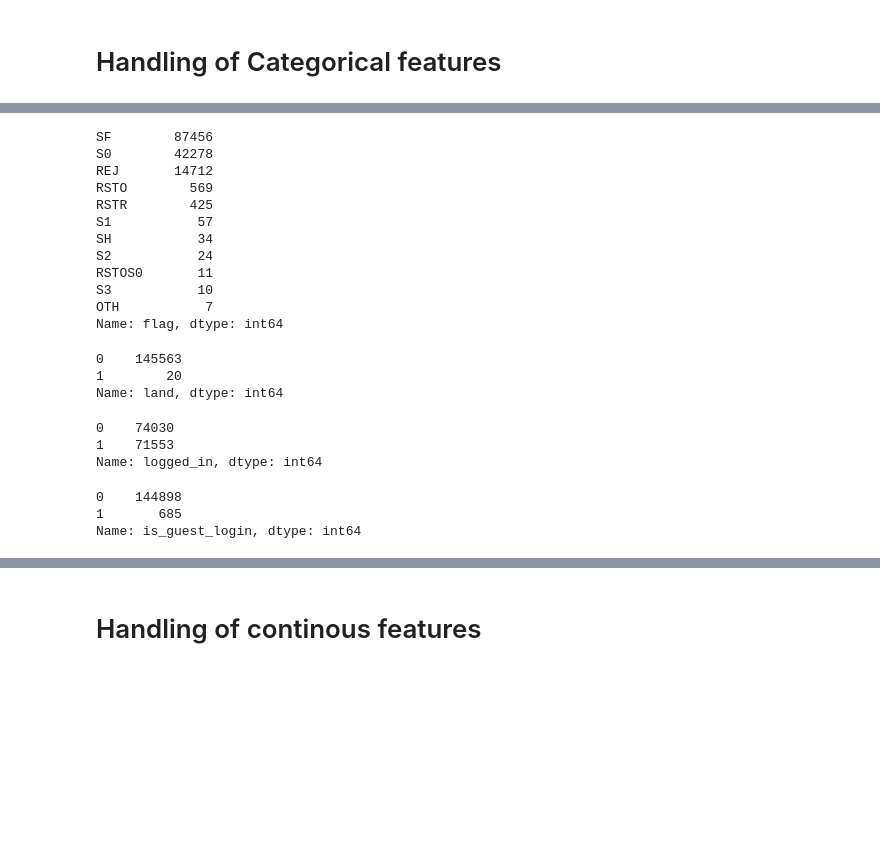
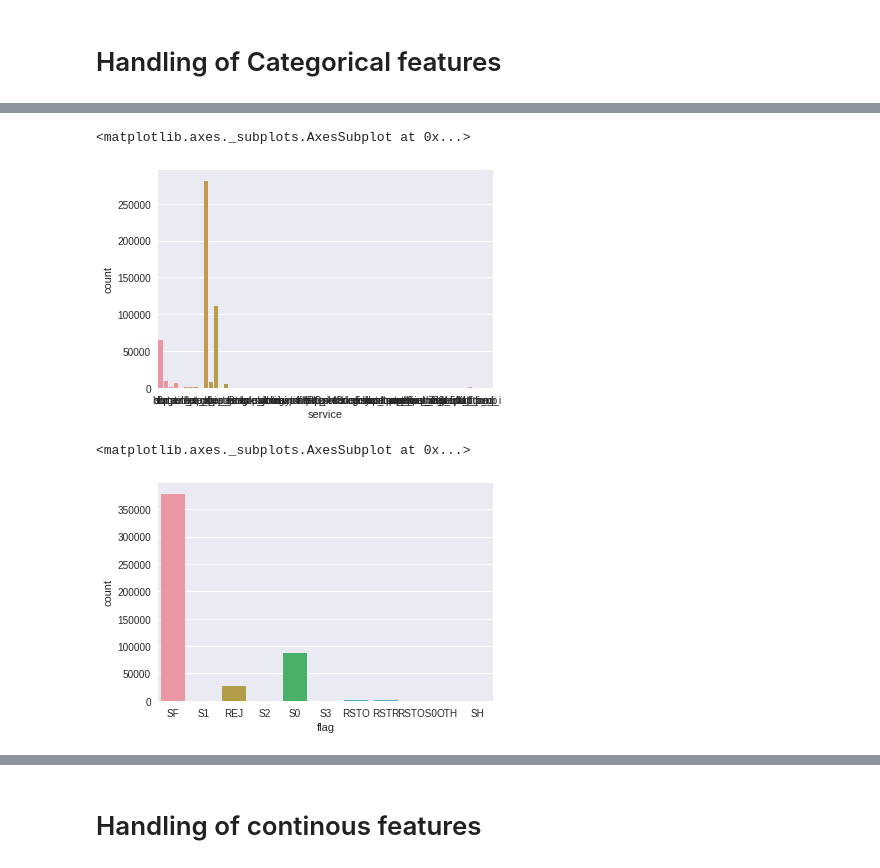
Before and after one commit to ccgcyber/Intrusion-Detection-1, a Jupyter notebook: EDA.ipynb, the cells around one changed output, grey strips where cells are left out. Drawn from its saved outputs; the diff is of its cells as text; code cells hidden in the pictures; blank space fills up the shorter version.

```diff
--- a/EDA.ipynb
+++ b/EDA.ipynb
@@ -136,3 +103,8 @@ Name: service, Length: 145583, dtype: object
+# %%
+sns.countplot(x_train_cat['service'])
+# %% [output]
+<matplotlib.axes._subplots.AxesSubplot at 0x...>
+[figure, added]
 # %%
 def create_dummies_service(inp):
     if inp=='ecr_i':
@@ -149,36 +121,8 @@ def create_dummies_service(inp):
         return 5
     else:
         return 6
-# %%
-x_train_cat['flag'].value_counts()
-# %% [output]
-SF        87456
-S0        42278
-REJ       14712
-RSTO        569
-RSTR        425
-S1           57
-SH           34
-S2           24
-RSTOS0       11
-S3           10
-OTH           7
-Name: flag, dtype: int64
-# %%
-x_train_cat['land'].value_counts()
-# %% [output]
-0    145563
-1        20
-Name: land, dtype: int64
-# %%
-x_train_cat['logged_in'].value_counts()
-# %% [output]
-0    74030
-1    71553
-Name: logged_in, dtype: int64
-# %%
-x_train_cat['is_guest_login'].value_counts()
-# %% [output]
-0    144898
-1       685
-Name: is_guest_login, dtype: int64
+# %%
+sns.countplot(x_train_cat['flag'])
+# %% [output]
+<matplotlib.axes._subplots.AxesSubplot at 0x...>
+[figure, added]
```
Also changed, not shown: parts of 45 cells of this notebook.
